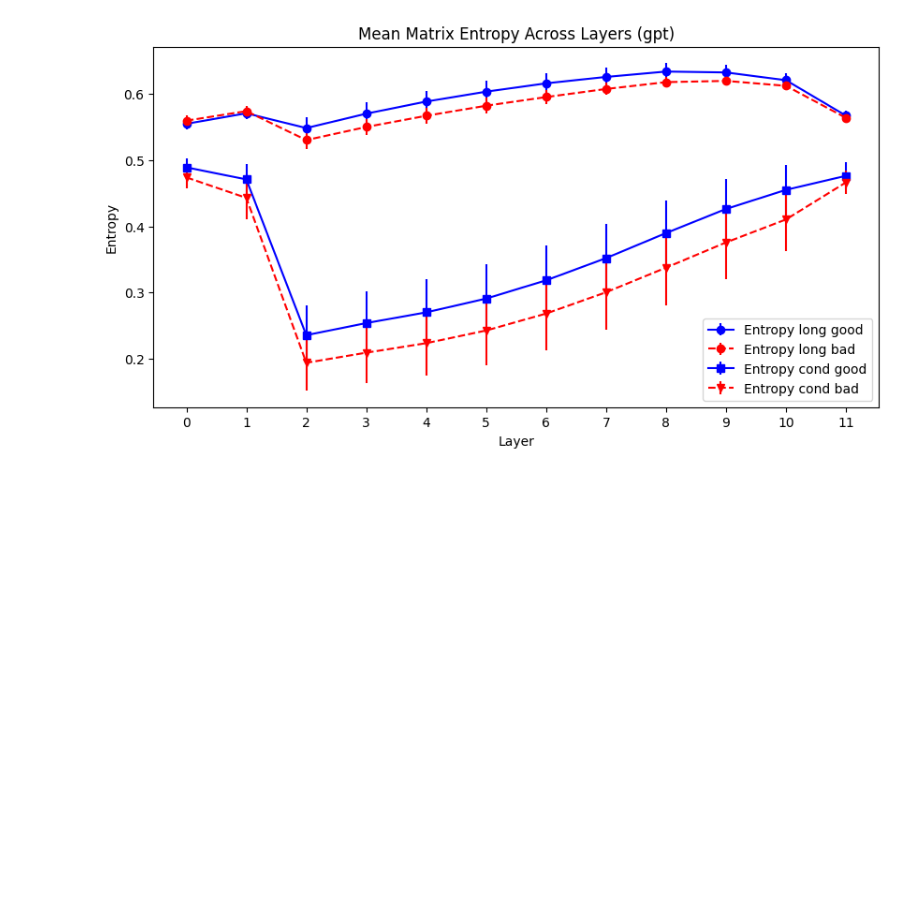
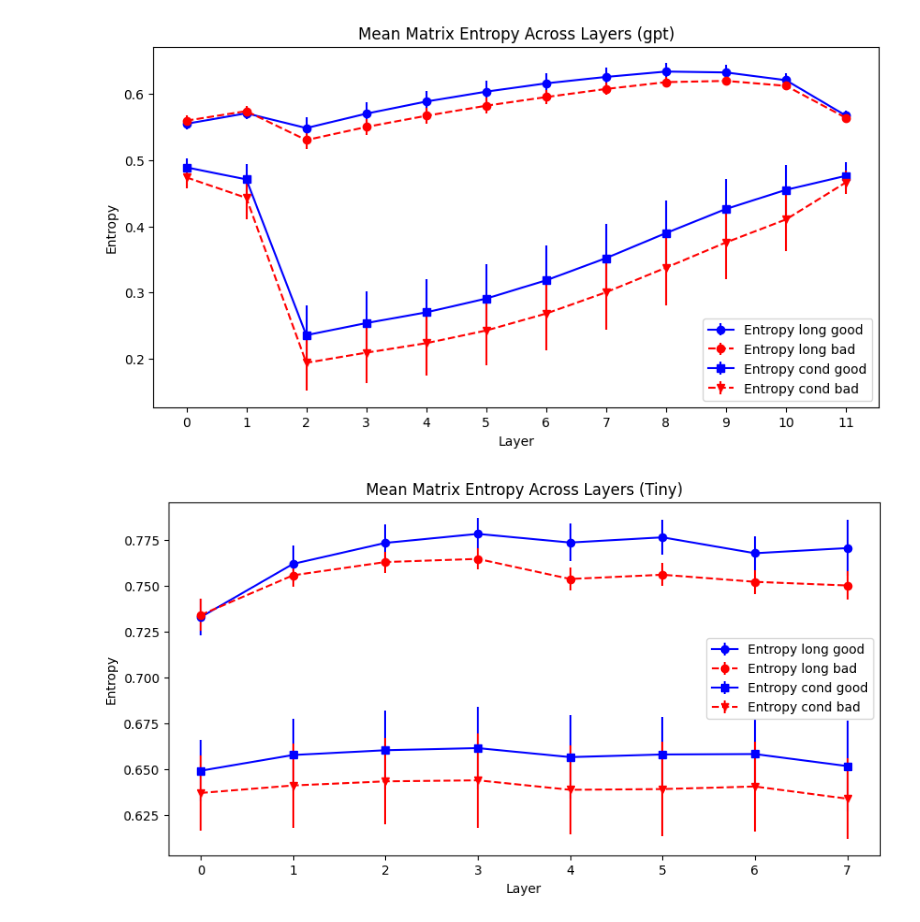
Before and after one commit to YichongLiang/Exploring-Matrix-Entropy-Across-LLM-Layers, a Jupyter notebook: main.ipynb, the cells around one changed output. Saved outputs shown, nothing was run; the diff lists cells and outputs as text; code cells hidden in the pictures; blank space fills up the shorter version.

Commit message:
10 tiny mean matrix entropy

```diff
--- a/main.ipynb
+++ b/main.ipynb
@@ -234 +248,7 @@ Entropy_GPT_bad_cond_mean, Entropy_GPT_bad_cond_std = entropy_cal_dataset(storie
+# %%
+Entropy_Tiny_good_long_mean, Entropy_Tiny_good_long_std = entropy_cal_dataset(stories_good_long,MODEL1,8)
+Entropy_Tiny_bad_long_mean, Entropy_Tiny_bad_long_std = entropy_cal_dataset(stories_bad_long,MODEL1,8)
+# %%
+Entropy_Tiny_good_cond_mean, Entropy_Tiny_good_cond_std = entropy_cal_dataset(stories_good_cond,MODEL1,8)
+Entropy_Tiny_bad_cond_mean, Entropy_Tiny_bad_cond_std = entropy_cal_dataset(stories_bad_cond,MODEL1,8)
 # %% [markdown]
@@ -251,3 +273,21 @@ plt.xticks(x_values)
 plt.show()
 # %% [output]
 [figure]
+# %%
+x_values = list(range(len(Entropy_Tiny_good_long_mean)))
+
+plt.figure(figsize=(10, 5))
+plt.errorbar(x_values, Entropy_Tiny_good_long_mean, yerr=Entropy_Tiny_good_long_std, marker='o', linestyle='-', color='b', label='Entropy long good')
+plt.errorbar(x_values, Entropy_Tiny_bad_long_mean, yerr=Entropy_Tiny_bad_long_std, marker='o', linestyle='--', color='r', label='Entropy long bad')
+
+plt.errorbar(x_values, Entropy_Tiny_good_cond_mean, yerr=Entropy_Tiny_good_cond_std, marker='s', linestyle='-', color='b', label='Entropy cond good')
+plt.errorbar(x_values, Entropy_Tiny_bad_cond_mean, yerr=Entropy_Tiny_bad_cond_std, marker='v', linestyle='--', color='r', label='Entropy cond bad')
+plt.legend()
+plt.title('Mean Matrix Entropy Across Layers (Tiny)')
+plt.xlabel('Layer')
+plt.ylabel('Entropy')
+plt.grid(False)
+plt.xticks(x_values)
+plt.show()
+# %% [output]
+[figure, added]
```
Also changed, not shown: parts of 15 cells of this notebook.
